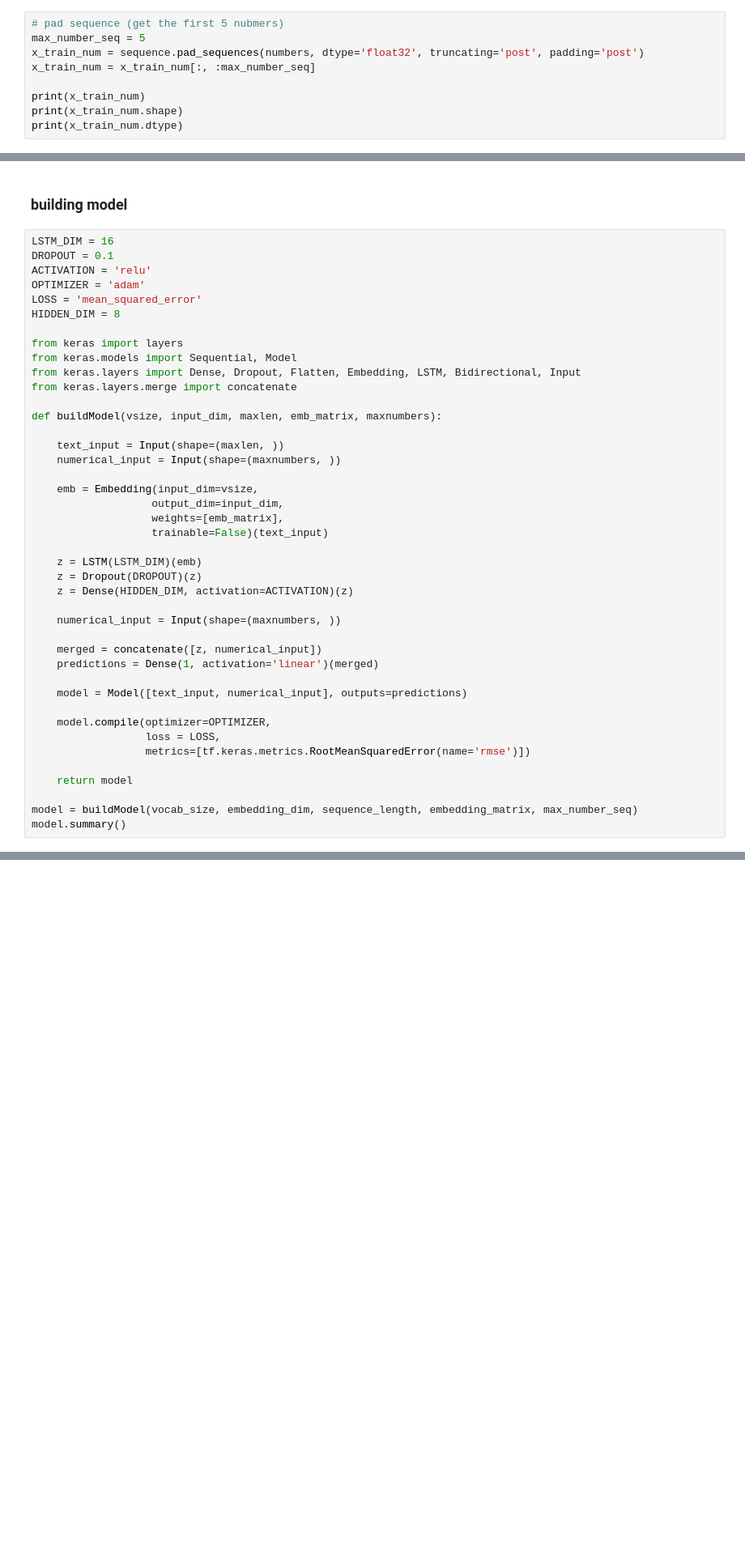
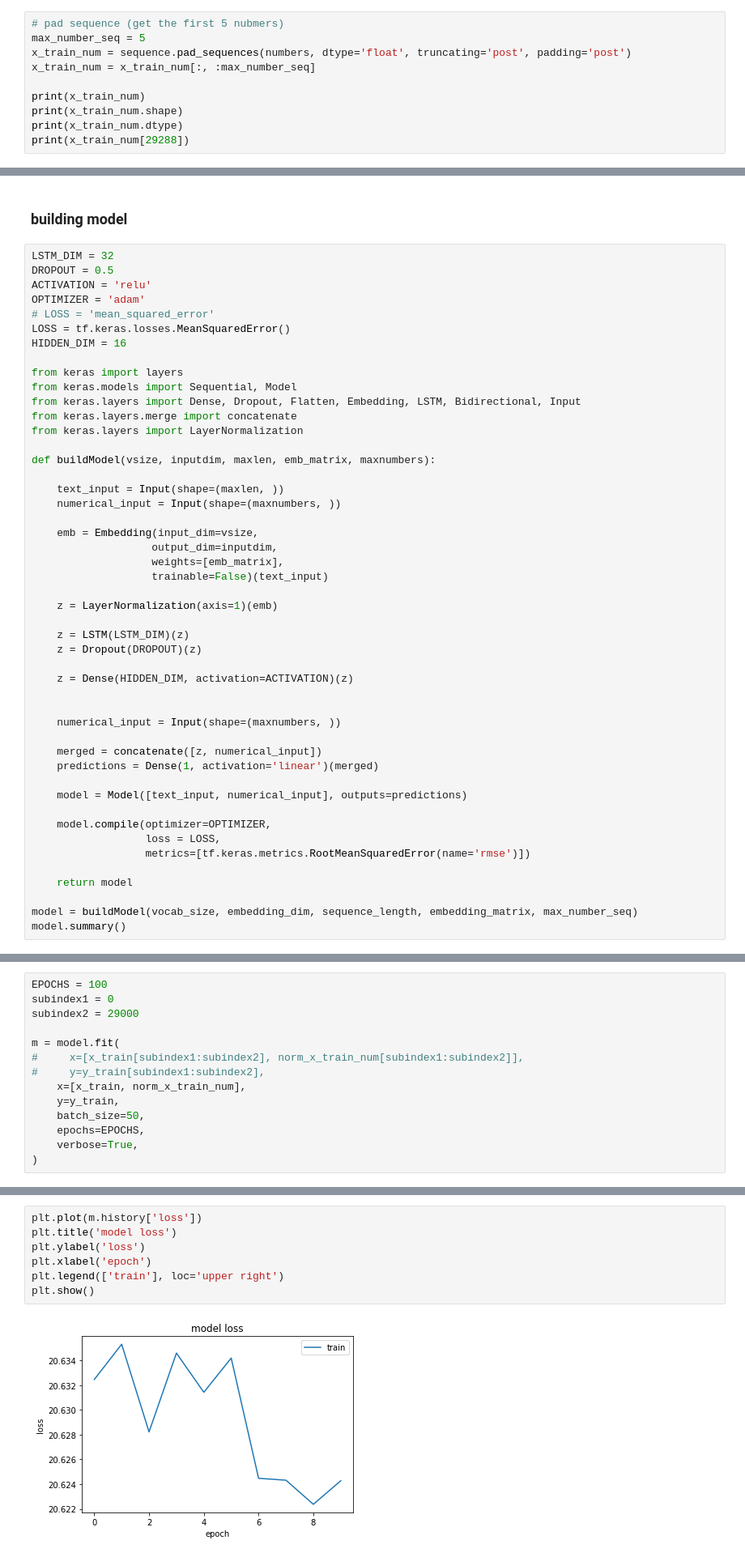
Before and after one commit to Liya-2/Project_MathQA, a Jupyter notebook: TextRegression_v2.ipynb, the cells around one changed output, grey strips where cells are left out. Shown at 81% size. Drawn from its saved outputs; the diff is of its cells as text; blank space fills up the shorter version.

```diff
--- a/TextRegression_v2.ipynb
+++ b/TextRegression_v2.ipynb
@@ -419,12 +446,13 @@ plt.show()
 # %%
 # pad sequence (get the first 5 nubmers)
 max_number_seq = 5
-x_train_num = sequence.pad_sequences(numbers, dtype='float32', truncating='post', padding='post')
+x_train_num = sequence.pad_sequences(numbers, dtype='float', truncating='post', padding='post')
 x_train_num = x_train_num[:, :max_number_seq]
 
 print(x_train_num)
 print(x_train_num.shape)
 print(x_train_num.dtype)
+print(x_train_num[29288])
 # %% [output]
 [[3.0000e+00 1.0000e-01 3.6000e+01 0.0000e+00 0.0000e+00]
  [4.0000e+01 1.2000e+02 3.2000e+01 4.0000e+00 0.0000e+00]
@@ -493,31 +527,37 @@ embedding_matrix.shape
 # %% [markdown]
 ### building model ###
 # %%
-LSTM_DIM = 16
-DROPOUT = 0.1
+LSTM_DIM = 32
+DROPOUT = 0.5
 ACTIVATION = 'relu'
 OPTIMIZER = 'adam'
-LOSS = 'mean_squared_error'
-HIDDEN_DIM = 8
+# LOSS = 'mean_squared_error'
+LOSS = tf.keras.losses.MeanSquaredError()
+HIDDEN_DIM = 16
 
 from keras import layers
 from keras.models import Sequential, Model
 from keras.layers import Dense, Dropout, Flatten, Embedding, LSTM, Bidirectional, Input
 from keras.layers.merge import concatenate
+from keras.layers import LayerNormalization
 
-def buildModel(vsize, input_dim, maxlen, emb_matrix, maxnumbers):
+def buildModel(vsize, inputdim, maxlen, emb_matrix, maxnumbers):
 
     text_input = Input(shape=(maxlen, ))
     numerical_input = Input(shape=(maxnumbers, ))
 
     emb = Embedding(input_dim=vsize,
-                   output_dim=input_dim,
+                   output_dim=inputdim,
                    weights=[emb_matrix],
                    trainable=False)(text_input)
 
-    z = LSTM(LSTM_DIM)(emb)
+    z = LayerNormalization(axis=1)(emb)
+
+    z = LSTM(LSTM_DIM)(z)
     z = Dropout(DROPOUT)(z)
+
     z = Dense(HIDDEN_DIM, activation=ACTIVATION)(z)
+
 
     numerical_input = Input(shape=(maxnumbers, ))
 
@@ -554 +594,15 @@ Non-trainable params: 2,429,100
 __________________________________________________________________________________________________
+# %%
+EPOCHS = 100
+subindex1 = 0
+subindex2 = 29000
+
+m = model.fit(
+#     x=[x_train[subindex1:subindex2], norm_x_train_num[subindex1:subindex2]],
+#     y=y_train[subindex1:subindex2],
+    x=[x_train, norm_x_train_num],
+    y=y_train,
+    batch_size=50,
+    epochs=EPOCHS,
+    verbose=True,
+)
@@ -555,3 +630,12 @@ ________________________________________________________________________________
+# %%
+plt.plot(m.history['loss'])
+plt.title('model loss')
+plt.ylabel('loss')
+plt.xlabel('epoch')
+plt.legend(['train'], loc='upper right')
+plt.show()
+# %% [output]
+[figure, added]
 # %%
 print(x_train.shape)
 print(x_train_num.shape)
```
Also changed, not shown: parts of 47 cells of this notebook.
